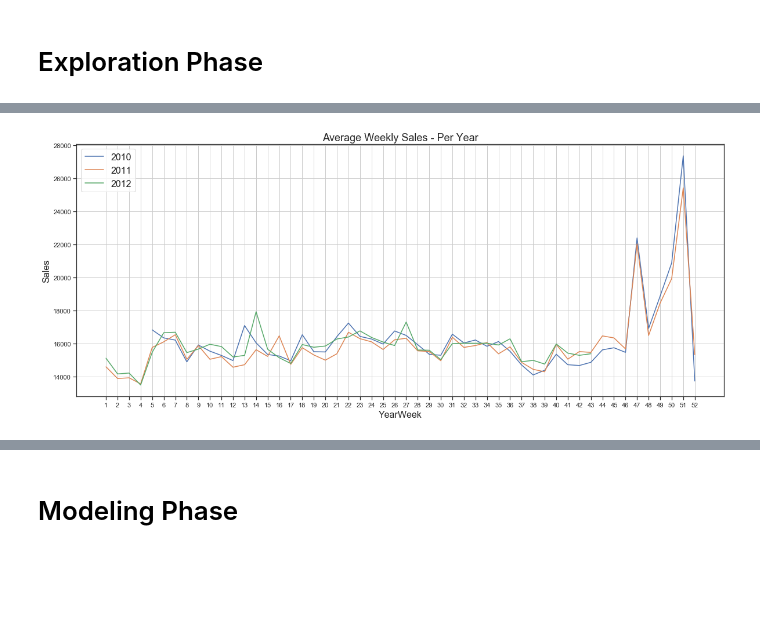
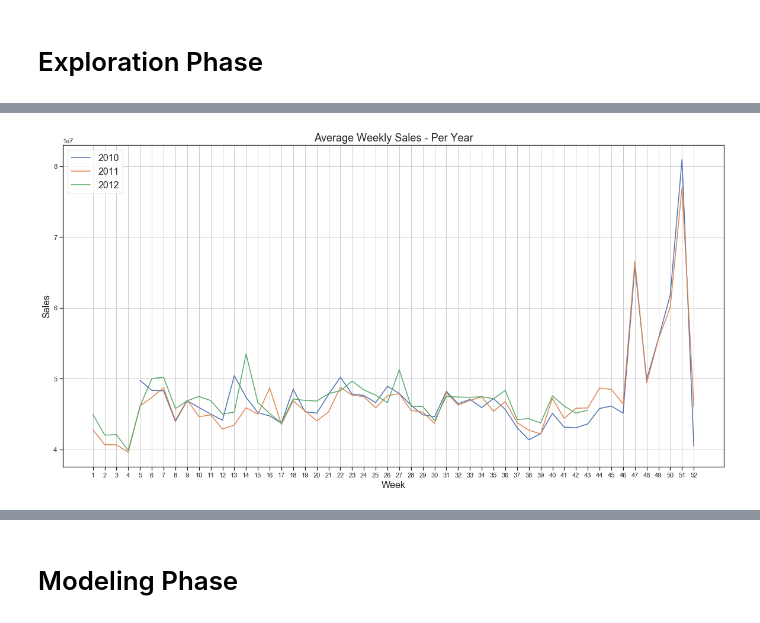
Before and after one commit to Brites101/study-cases, a Jupyter notebook: walmart_forecasting/walmart-competition.ipynb, the cells around one changed output, grey strips where cells are left out. Cells and saved outputs as stored; diff of their text form; code cells hidden in the pictures; blank space fills up the shorter version.

```diff
--- a/walmart_forecasting/walmart-competition.ipynb
+++ b/walmart_forecasting/walmart-competition.ipynb
@@ -52,3 +33,3 @@ df = df.drop(["Type_C"], axis=1)
 # %%
-#Convert IsHoliday to binary
-df["IsHoliday"] = df["IsHoliday"].astype(int)
+#Make IsHoliday into 0 and 1
+store_features["IsHoliday"] = store_features["IsHoliday"].astype(int)
@@ -78,0 +36,13 @@ df = df[cols]
+# %%
+#Break Type into dummies
+type_dummies = pd.get_dummies(store_features["Type"])
+type_dummies = type_dummies.drop(["C"], axis = 1)
+
+store_features = store_features.append(type_dummies).drop(["Type"], axis=1)
+# %%
+#Replace NaN with zero
+store_features = store_features.fillna(0)
+# %%
+train_og.Date = pd.to_datetime(train_og.Date)
+train_og["IsHoliday"] = train_og["IsHoliday"].astype(int)
+train = train_og.merge(store_features, how='inner', on=['Store','Date','IsHoliday'])
@@ -97,18 +70,18 @@ df
 # %%
-weekly_sales_2010 = df[df.Year==2010]['Weekly_Sales'].groupby(df['YearWeek']).mean()
-weekly_sales_2011 = df[df.Year==2011]['Weekly_Sales'].groupby(df['YearWeek']).mean()
-weekly_sales_2012 = df[df.Year==2012]['Weekly_Sales'].groupby(df['YearWeek']).mean()
+weekly_sales_2010 = train[train.Year==2010]['Weekly_Sales'].groupby(train['Week']).sum()
+weekly_sales_2011 = train[train.Year==2011]['Weekly_Sales'].groupby(train['Week']).sum()
+weekly_sales_2012 = train[train.Year==2012]['Weekly_Sales'].groupby(train['Week']).sum()
 
-plt.figure(figsize=(20,8))
+plt.figure(figsize=(20, 10))
 sns.lineplot(weekly_sales_2010.index, weekly_sales_2010.values)
 sns.lineplot(weekly_sales_2011.index, weekly_sales_2011.values)
 sns.lineplot(weekly_sales_2012.index, weekly_sales_2012.values)
 plt.grid()
 plt.xticks(np.arange(1, 53, step=1))
 plt.legend(['2010', '2011', '2012'], loc='best', fontsize=16)
 plt.title('Average Weekly Sales - Per Year', fontsize=18)
 plt.ylabel('Sales', fontsize=16)
-plt.xlabel('YearWeek', fontsize=16)
+plt.xlabel('Week', fontsize=16)
 plt.show()
 # %% [output]
-[figure, old version]
+[figure, new version]
```
Also changed, not shown: parts of 25 cells of this notebook, 1 other file.
